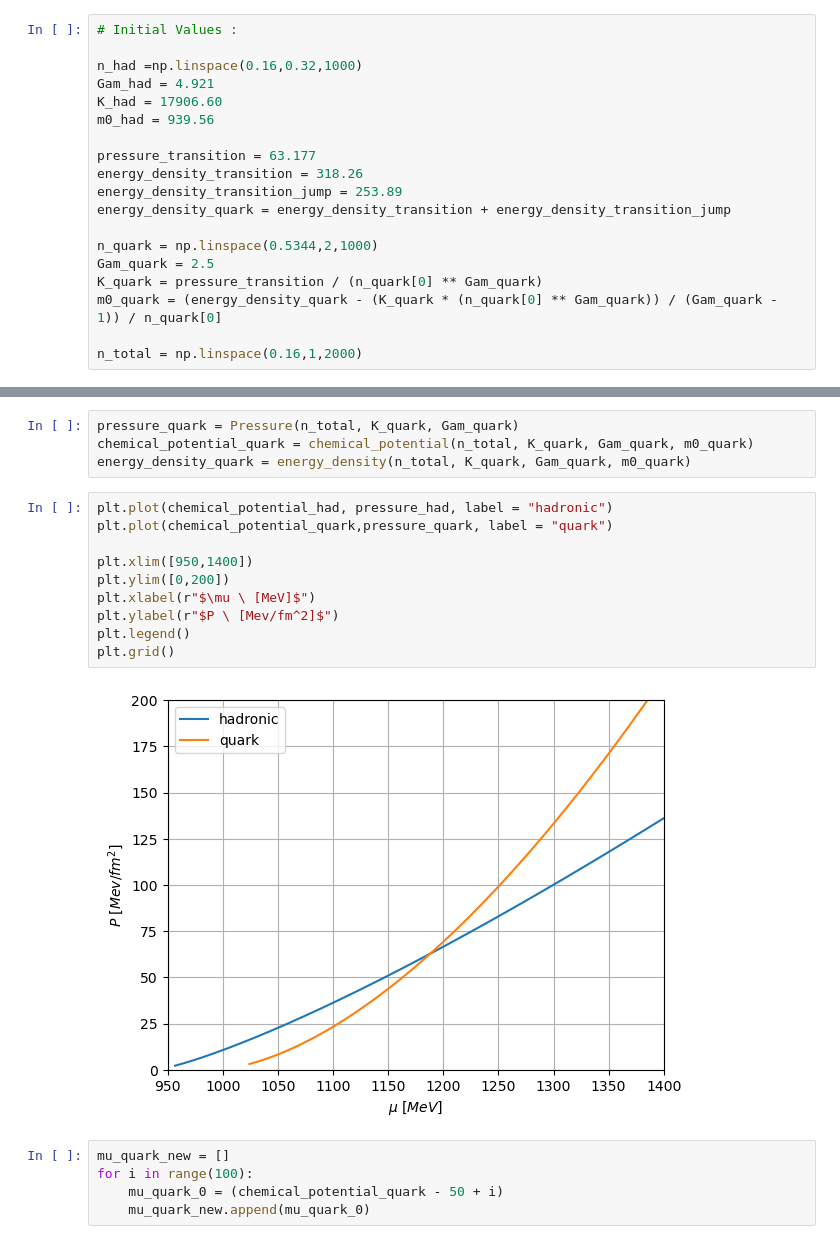
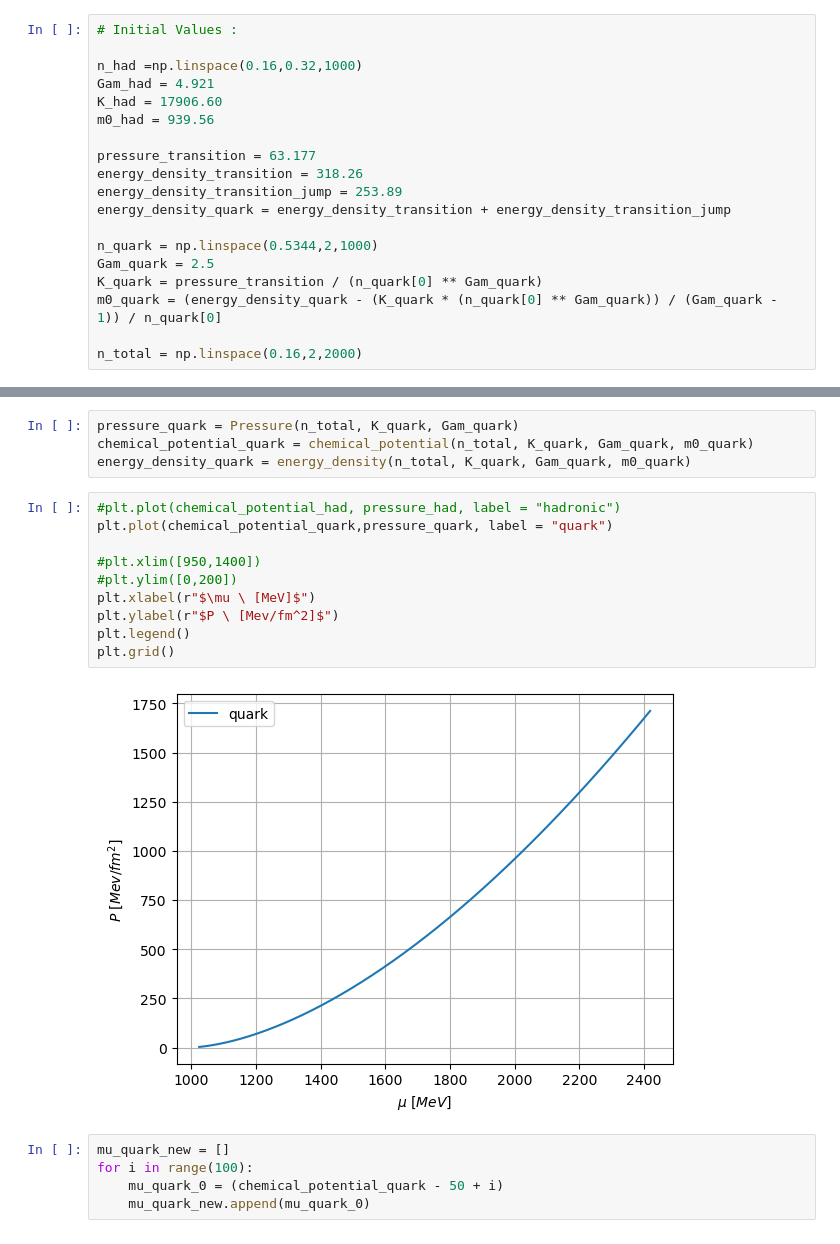
Before and after one commit to katta626/Phase_Transition, a Jupyter notebook: code/Relation_Codes/Different_Transition point.ipynb, the cells around one changed output, grey strips where cells are left out. Drawn from its saved outputs; the diff is of its cells as text.

```diff
--- a/code/Relation_Codes/Different_Transition point.ipynb
+++ b/code/Relation_Codes/Different_Transition point.ipynb
@@ -43,7 +43,7 @@ Gam_quark = 2.5
 K_quark = pressure_transition / (n_quark[0] ** Gam_quark)
 m0_quark = (energy_density_quark - (K_quark * (n_quark[0] ** Gam_quark)) / (Gam_quark - 1)) / n_quark[0]
 
-n_total = np.linspace(0.16,1,2000)
+n_total = np.linspace(0.16,2,2000)
 # %% [markdown]
 EoS Hadronic
 # %%
@@ -57,17 +57,17 @@ pressure_quark = Pressure(n_total, K_quark, Gam_quark)
 chemical_potential_quark = chemical_potential(n_total, K_quark, Gam_quark, m0_quark)
 energy_density_quark = energy_density(n_total, K_quark, Gam_quark, m0_quark)
 # %%
-plt.plot(chemical_potential_had, pressure_had, label = "hadronic")
+#plt.plot(chemical_potential_had, pressure_had, label = "hadronic")
 plt.plot(chemical_potential_quark,pressure_quark, label = "quark")
 
-plt.xlim([950,1400])
-plt.ylim([0,200])
+#plt.xlim([950,1400])
+#plt.ylim([0,200])
 plt.xlabel(r"$\mu \ [MeV]$")
 plt.ylabel(r"$P \ [Mev/fm^2]$")
 plt.legend()
 plt.grid()
 # %% [output]
-[figure, old version]
+[figure, new version]
 # %%
 mu_quark_new = []
 for i in range(100):
```
Also changed, not shown: parts of 73 cells of this notebook, 4 other files.
